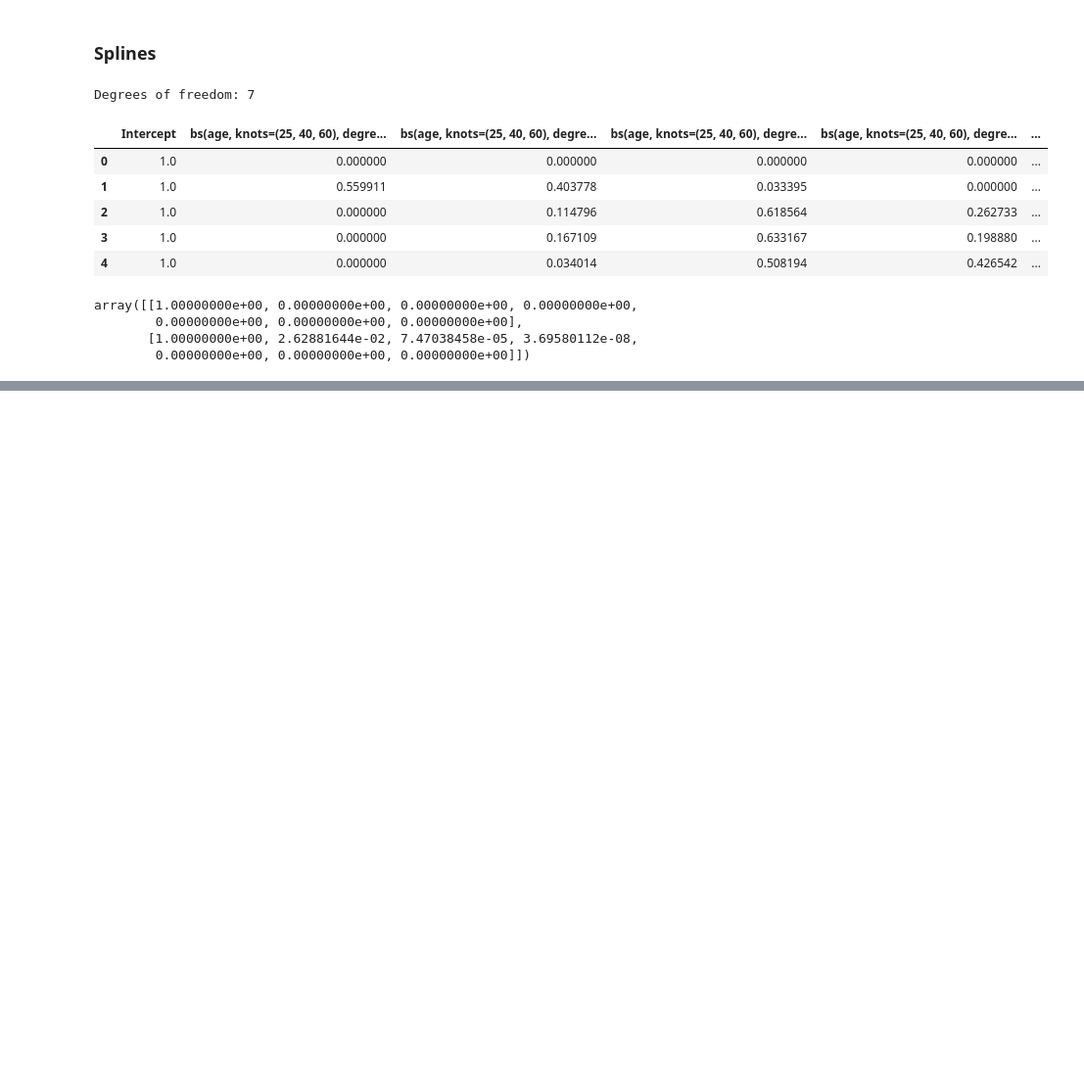
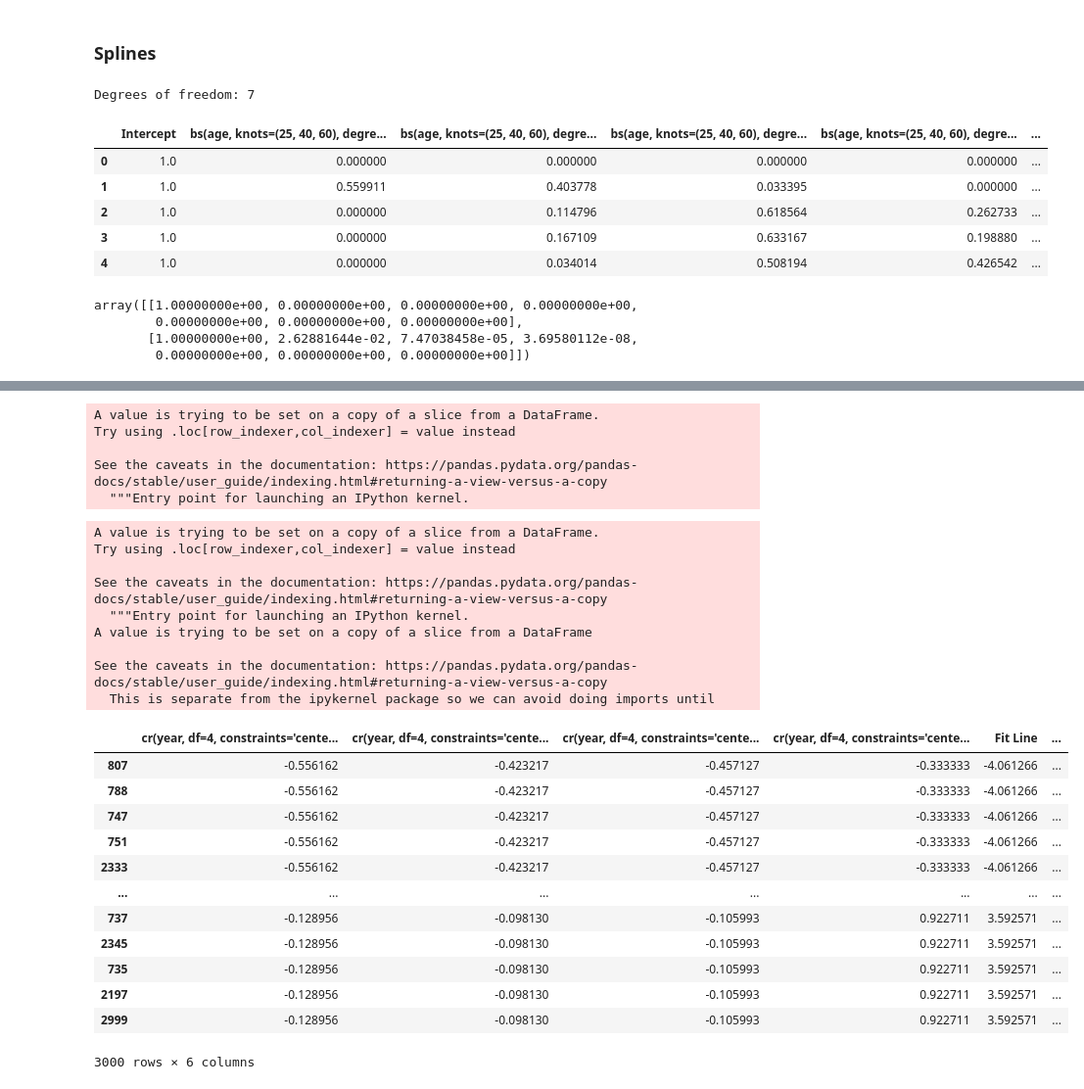
Before and after one commit to Rtavakol/ISLR, a Jupyter notebook: Notebooks/Chapter 7/Lab_Non-linear Modeling.ipynb, the cells around one changed output, grey strips where cells are left out. Shown at 98% size. Saved outputs shown, nothing was run; the diff lists cells and outputs as text; code cells hidden in the pictures; blank space fills up the shorter version.

```diff
--- a/Notebooks/Chapter 7/Lab_Non-linear Modeling.ipynb
+++ b/Notebooks/Chapter 7/Lab_Non-linear Modeling.ipynb
@@ -363,0 +509,2 @@ plt.savefig('Cubic_Splines_knots.png', dpi = 100)
+# %%
+f_coeff = GA_model.params[5:9]
@@ -363,0 +535,3 @@ plt.savefig('Cubic_Splines_knots.png', dpi = 100)
+# %%
+df_year_col = dataset_dm.columns[5:9].tolist()
+df_year_col
@@ -363,0 +543,3 @@ plt.savefig('Cubic_Splines_knots.png', dpi = 100)
+# %%
+df_year = dataset_dm[df_year_col]
+df_year.head()
@@ -363,0 +553,36 @@ plt.savefig('Cubic_Splines_knots.png', dpi = 100)
+# %%
+df_year['Fit Line'] = np.dot(df_year.values, f_coeff)
+# %% [output]
+A value is trying to be set on a copy of a slice from a DataFrame.
+Try using .loc[row_indexer,col_indexer] = value instead
+
+See the caveats in the documentation: https://pandas.pydata.org/pandas-docs/stable/user_guide/indexing.html#returning-a-view-versus-a-copy
+  """Entry point for launching an IPython kernel.
+# %%
+df_year['Year'] = df.year
+# Sort fit data by year
+df_year.sort_values(by = 'Year', inplace = True)
+df_year
+# %% [output]
+A value is trying to be set on a copy of a slice from a DataFrame.
+Try using .loc[row_indexer,col_indexer] = value instead
+
+See the caveats in the documentation: https://pandas.pydata.org/pandas-docs/stable/user_guide/indexing.html#returning-a-view-versus-a-copy
+  """Entry point for launching an IPython kernel.
+A value is trying to be set on a copy of a slice from a DataFrame
+
+See the caveats in the documentation: https://pandas.pydata.org/pandas-docs/stable/user_guide/indexing.html#returning-a-view-versus-a-copy
+  This is separate from the ipykernel package so we can avoid doing imports until
+|  | cr(year, df=4, constraints='cente... | cr(year, df=4, constraints='cente... | cr(year, df=4, constraints='cente... | cr(year, df=4, constraints='cente... | Fit Line | ... |
+| 807 | -0.556162 | -0.423217 | -0.457127 | -0.333333 | -4.061266 | ... |
+| 788 | -0.556162 | -0.423217 | -0.457127 | -0.333333 | -4.061266 | ... |
+| 747 | -0.556162 | -0.423217 | -0.457127 | -0.333333 | -4.061266 | ... |
+| 751 | -0.556162 | -0.423217 | -0.457127 | -0.333333 | -4.061266 | ... |
+| 2333 | -0.556162 | -0.423217 | -0.457127 | -0.333333 | -4.061266 | ... |
+| ... | ... | ... | ... | ... | ... | ... |
+| 737 | -0.128956 | -0.098130 | -0.105993 | 0.922711 | 3.592571 | ... |
+| 2345 | -0.128956 | -0.098130 | -0.105993 | 0.922711 | 3.592571 | ... |
+| 735 | -0.128956 | -0.098130 | -0.105993 | 0.922711 | 3.592571 | ... |
+| 2197 | -0.128956 | -0.098130 | -0.105993 | 0.922711 | 3.592571 | ... |
+| 2999 | -0.128956 | -0.098130 | -0.105993 | 0.922711 | 3.592571 | ... |
+3000 rows × 6 columns
```
Also changed, not shown: parts of 23 cells of this notebook, 1 other file.
